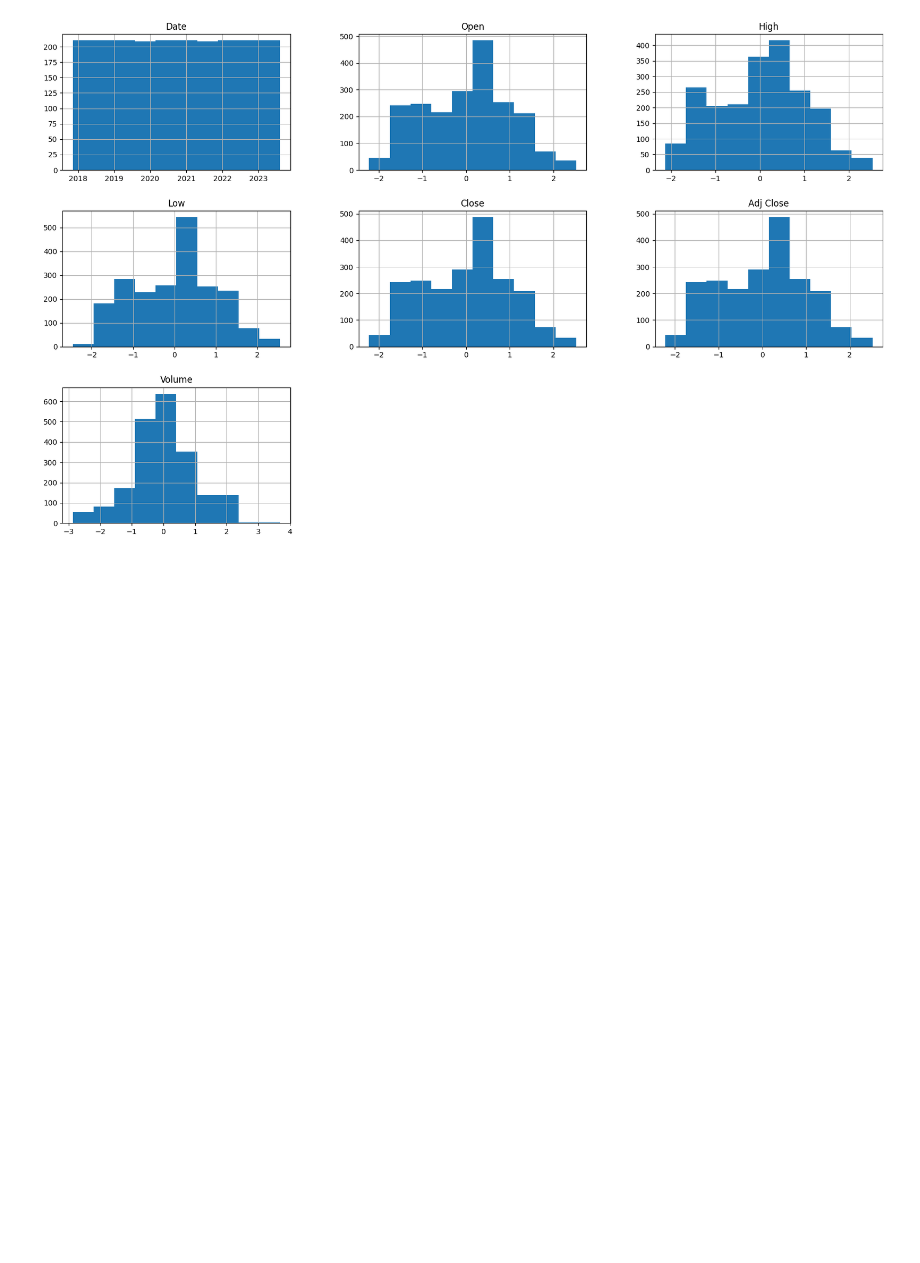
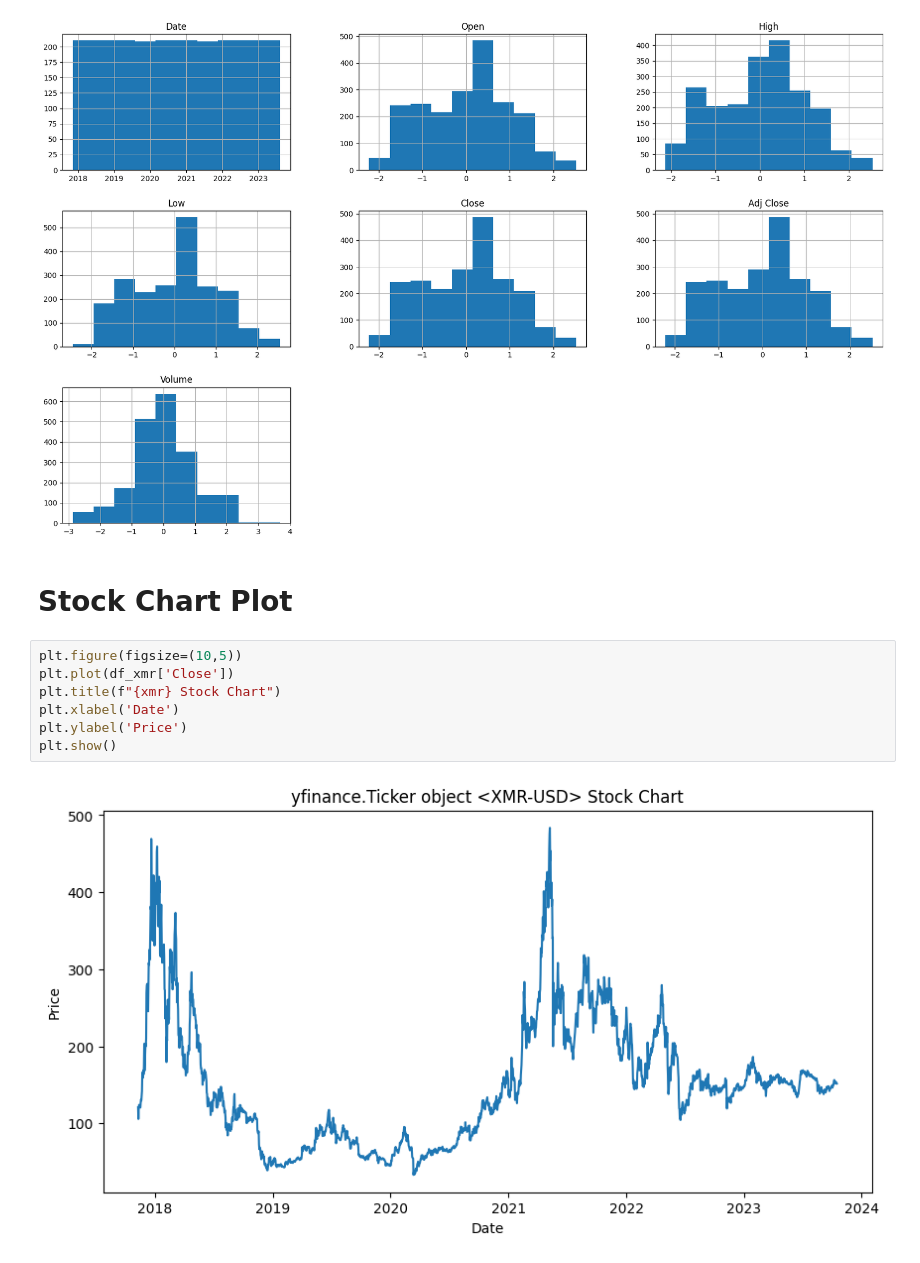
Before and after one commit to mr-robot77/Quera_G11-Project2, a Jupyter notebook: Problem 3/prediction.ipynb, the cells around one changed output. Saved outputs shown, nothing was run; the diff lists cells and outputs as text; blank space fills up the shorter version.

Commit message:
add chart plot & candlestick chart

```diff
--- a/Problem 3/prediction.ipynb
+++ b/Problem 3/prediction.ipynb
@@ -483,3 +600,14 @@ X_train_transformed.hist(figsize=[20, 12])
 plt.show()
 # %% [output]
 [figure]
+# %% [markdown]
+# Stock Chart Plot
+# %%
+plt.figure(figsize=(10,5))
+plt.plot(df_xmr['Close'])
+plt.title(f"{xmr} Stock Chart")
+plt.xlabel('Date')
+plt.ylabel('Price')
+plt.show()
+# %% [output]
+[figure, added]
```
Also changed, not shown: parts of 12 cells of this notebook.
